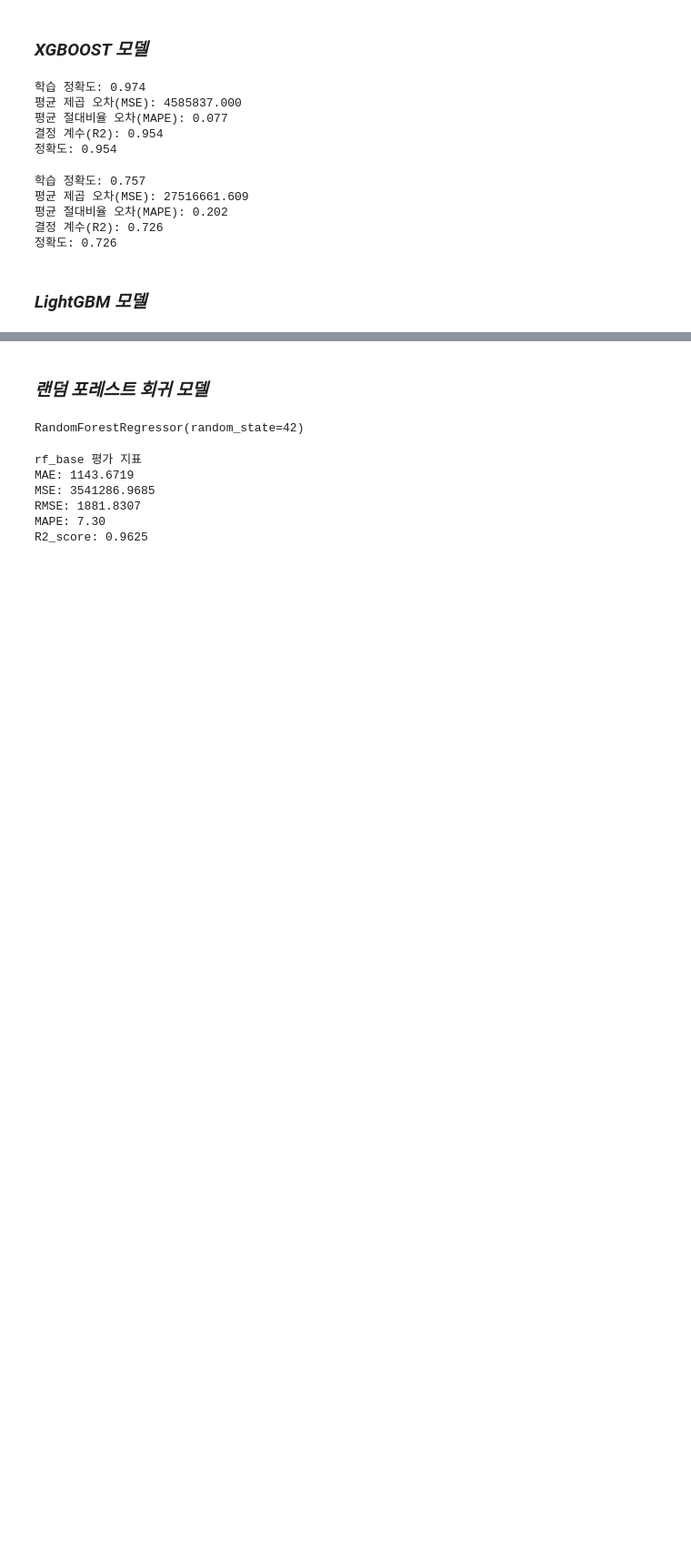
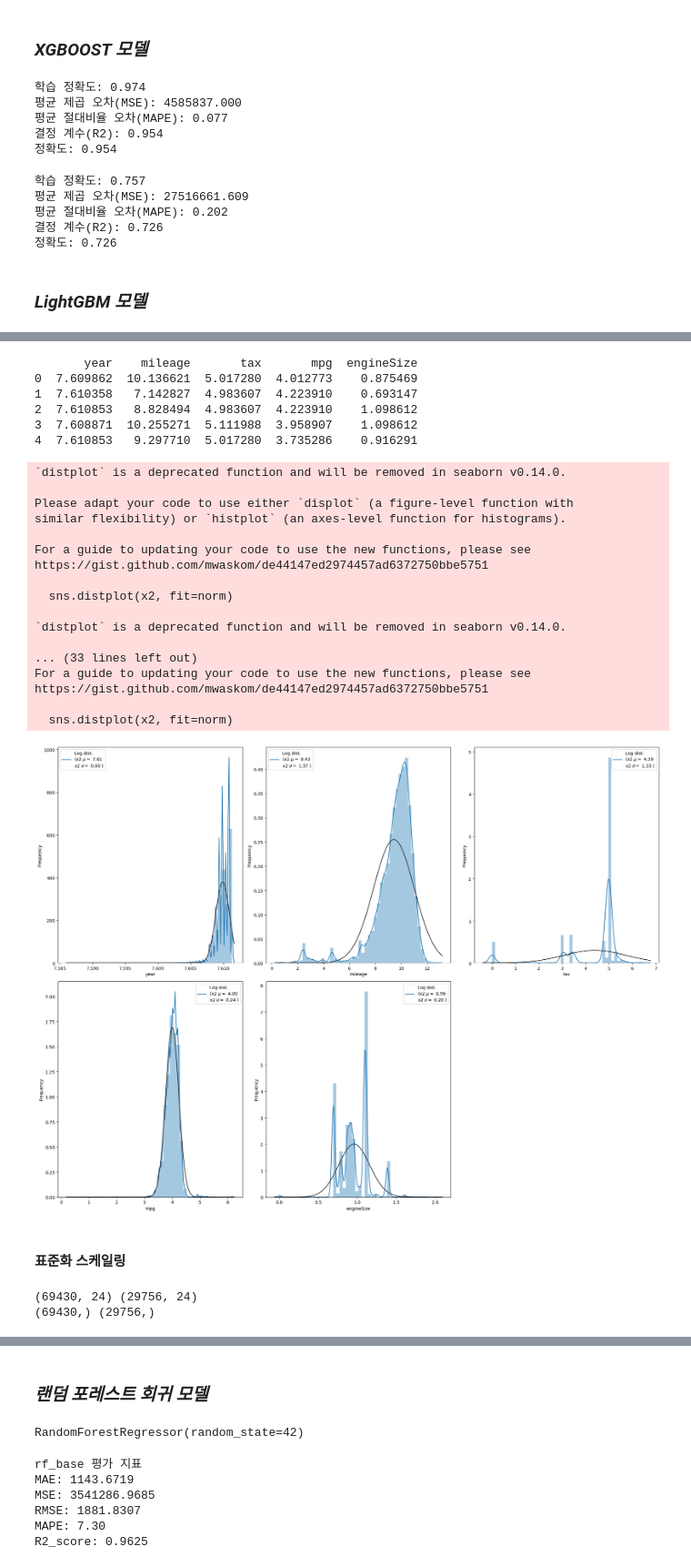
Before and after one commit to parkgunha/Chagawa_project, a Jupyter notebook: 건하_통합코드.ipynb, the cells around one changed output, grey strips where cells are left out. Shown at 91% size. Cells and saved outputs as stored; diff of their text form; code cells hidden in the pictures; blank space fills up the shorter version.

```diff
--- a/건하_통합코드.ipynb
+++ b/건하_통합코드.ipynb
@@ -765,0 +1243,3 @@ print(f"정확도: {accuarcy:.3f}")
+# %%
+log2_df = encoding_df.copy(deep=True)
+log2_df.head()
@@ -765,0 +1254,3 @@ print(f"정확도: {accuarcy:.3f}")
+# %%
+log2_df[['year', 'mileage', 'tax', 'mpg', 'engineSize']] = np.log1p(log2_df[['year', 'mileage', 'tax', 'mpg', 'engineSize']])
+log2_df.head()
@@ -765,0 +1292,72 @@ print(f"정확도: {accuarcy:.3f}")
+# %%
+log2_num_df = log2_df.loc[:, ['year','mileage', 'tax', 'mpg', 'engineSize']]
+
+print(log2_num_df.head())
+# %% [output]
+       year    mileage       tax       mpg  engineSize
+0  7.609862  10.136621  5.017280  4.012773    0.875469
+1  7.610358   7.142827  4.983607  4.223910    0.693147
+2  7.610853   8.828494  4.983607  4.223910    1.098612
+3  7.608871  10.255271  5.111988  3.958907    1.098612
+4  7.610853   9.297710  5.017280  3.735286    0.916291
+# %%
+from scipy import stats
+from scipy.stats import norm, skew
+
+figure = plt.figure(figsize=(20,15))
+rows, cols = 2, 3
+
+for i in range(1, 6):
+    ax = figure.add_subplot(rows, cols, i)
+
+    if i <= len(log2_num_df):
+        log_column = log2_num_df.columns[i-1]
+        x2 = log_num_df[log_column]
+
+        sns.distplot(x2, fit=norm)
+        (x2_mu, x2_sigma) = norm.fit(x2)
+
+        ax.legend([f'Log dist.\n(x2 $\mu=$ {x2_mu:.2f}\nx2 $\sigma=$ {x2_sigma:.2f} )'], loc='best')
+
+        plt.xlabel(f'{log_column}')
+        plt.ylabel('Frequency')
+
+    else:
+        ax.axis('off')
+
+plt.tight_layout()
+plt.show()
+# %% [output]
+`distplot` is a deprecated function and will be removed in seaborn v0.14.0.
+
+Please adapt your code to use either `displot` (a figure-level function with
+similar flexibility) or `histplot` (an axes-level function for histograms).
+
+For a guide to updating your code to use the new functions, please see
+https://gist.github.com/mwaskom/de44147ed2974457ad6372750bbe5751
+
+  sns.distplot(x2, fit=norm)
+
+`distplot` is a deprecated function and will be removed in seaborn v0.14.0.
+
+... (33 lines left out)
+For a guide to updating your code to use the new functions, please see
+https://gist.github.com/mwaskom/de44147ed2974457ad6372750bbe5751
+
+  sns.distplot(x2, fit=norm)
+[figure, added]
+# %% [markdown]
+#### 표준화 스케일링
+# %%
+# 데이터셋 준비
+stand_df = encoding_df.copy(deep=True)
+
+X_stand = stand_df.drop(columns='price')
+y_stand = stand_df['price']
+
+xtr_stand, xt_stand, ytr_stand, yt_stand = train_test_split(X_stand, y_stand, test_size=0.3, random_state=42)
+print(xtr_stand.shape, xt_stand.shape)
+print(ytr_stand.shape, yt_stand.shape)
+# %% [output]
+(69430, 24) (29756, 24)
+(69430,) (29756,)
```
Also changed, not shown: parts of 72 cells of this notebook.
